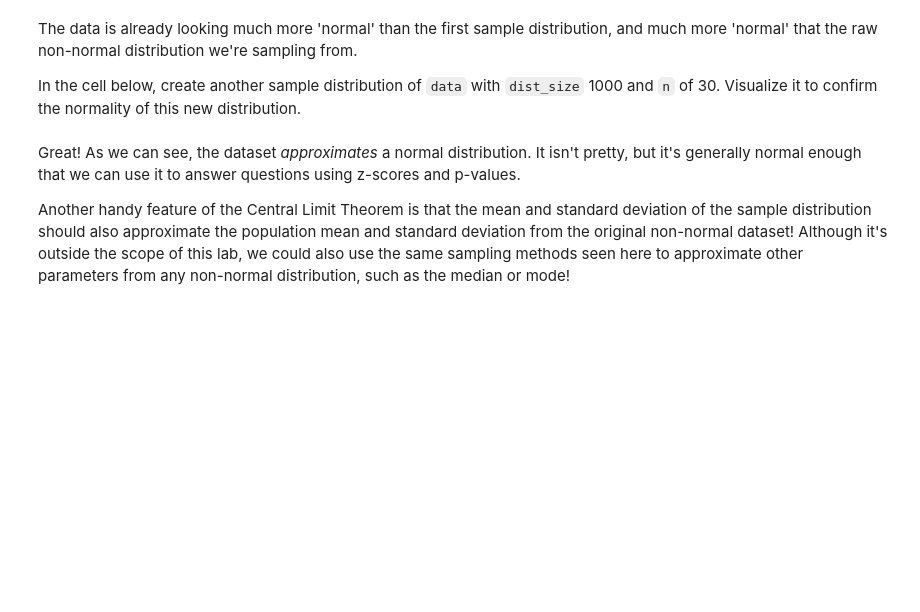
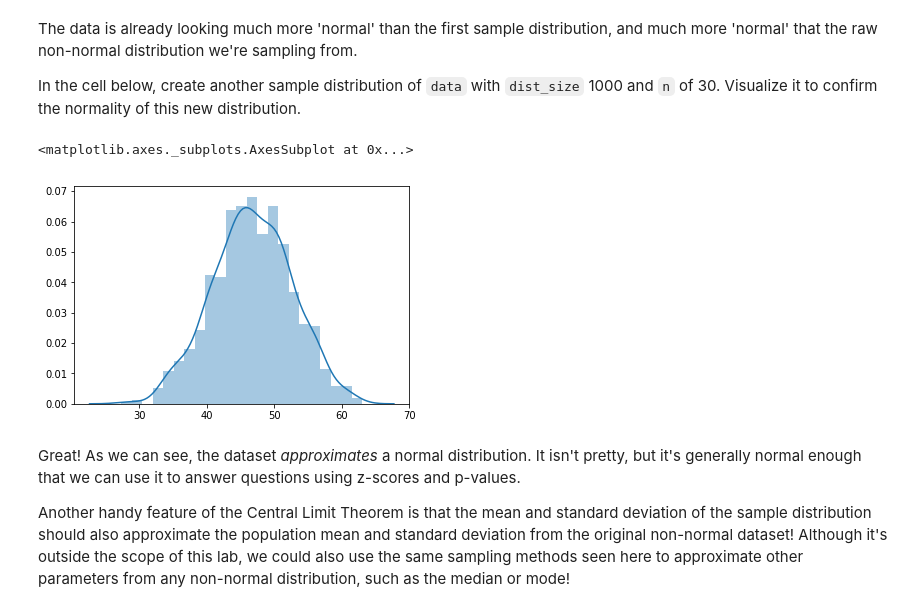
Before and after one commit to Jpeck219/dsc-central-limit-theorem-lab-nyc-ds-060319, a Jupyter notebook: index.ipynb, the cells around one changed output. Saved outputs shown, nothing was run; the diff lists cells and outputs as text; code cells hidden in the pictures; blank space fills up the shorter version.

```diff
--- a/index.ipynb
+++ b/index.ipynb
@@ -144,7 +144,10 @@ The data is already looking much more 'normal' than the first sample distributio
 In the cell below, create another sample distribution of `data` with `dist_size` 1000 and `n` of 30.  Visualize it to confirm the normality of this new distribution.
 # %%
 sample_dist_3 = create_sample_distribution(non_norm, dist_size= 1000, n=30)
-sns.distplot(sample_dist_3, bins =3)
+sns.distplot(sample_dist_3)
+# %% [output]
+<matplotlib.axes._subplots.AxesSubplot at 0x...>
+[figure, added]
 # %% [markdown]
 Great! As we can see, the dataset _approximates_ a normal distribution. It isn't pretty, but it's generally normal enough that we can use it to answer questions using z-scores and p-values.
 
```
